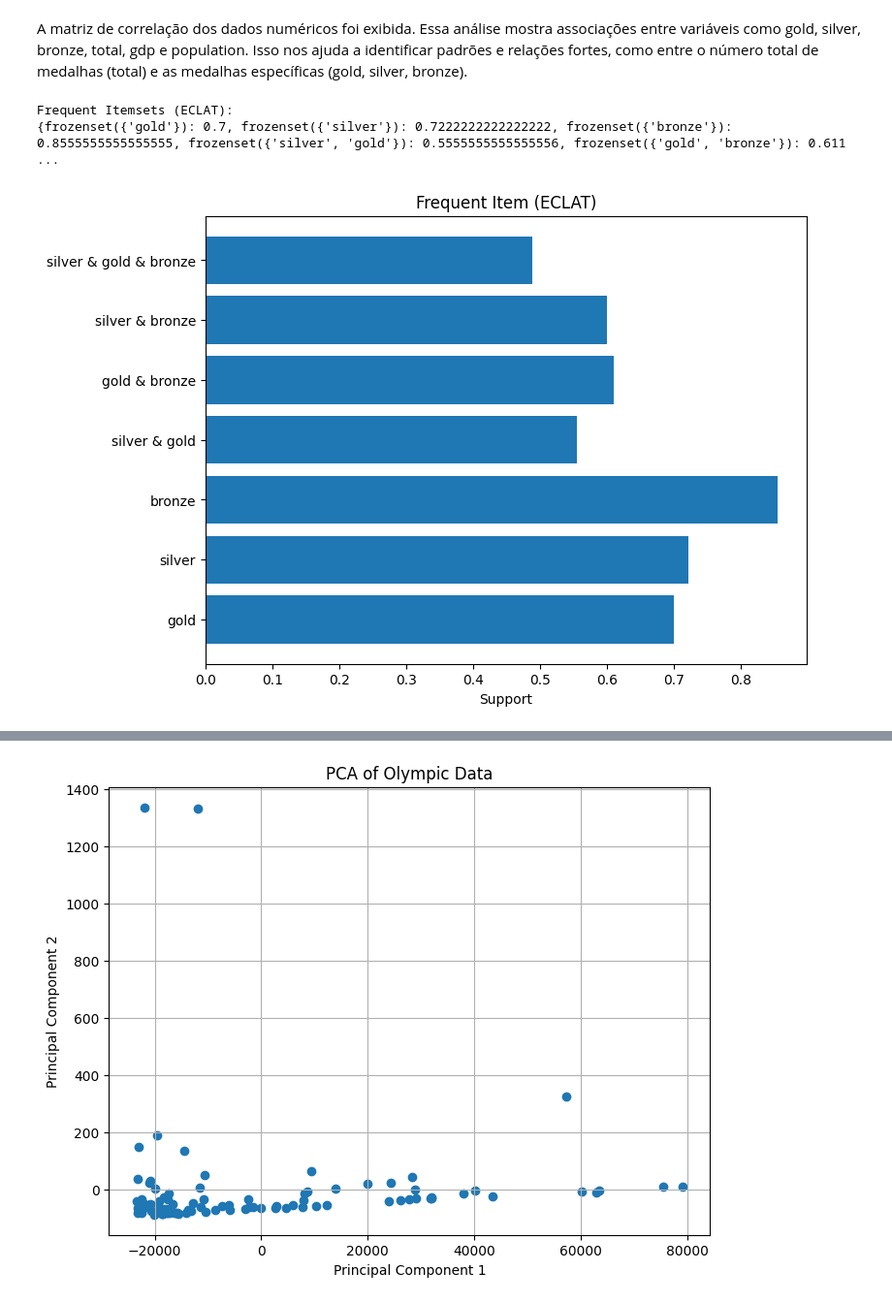
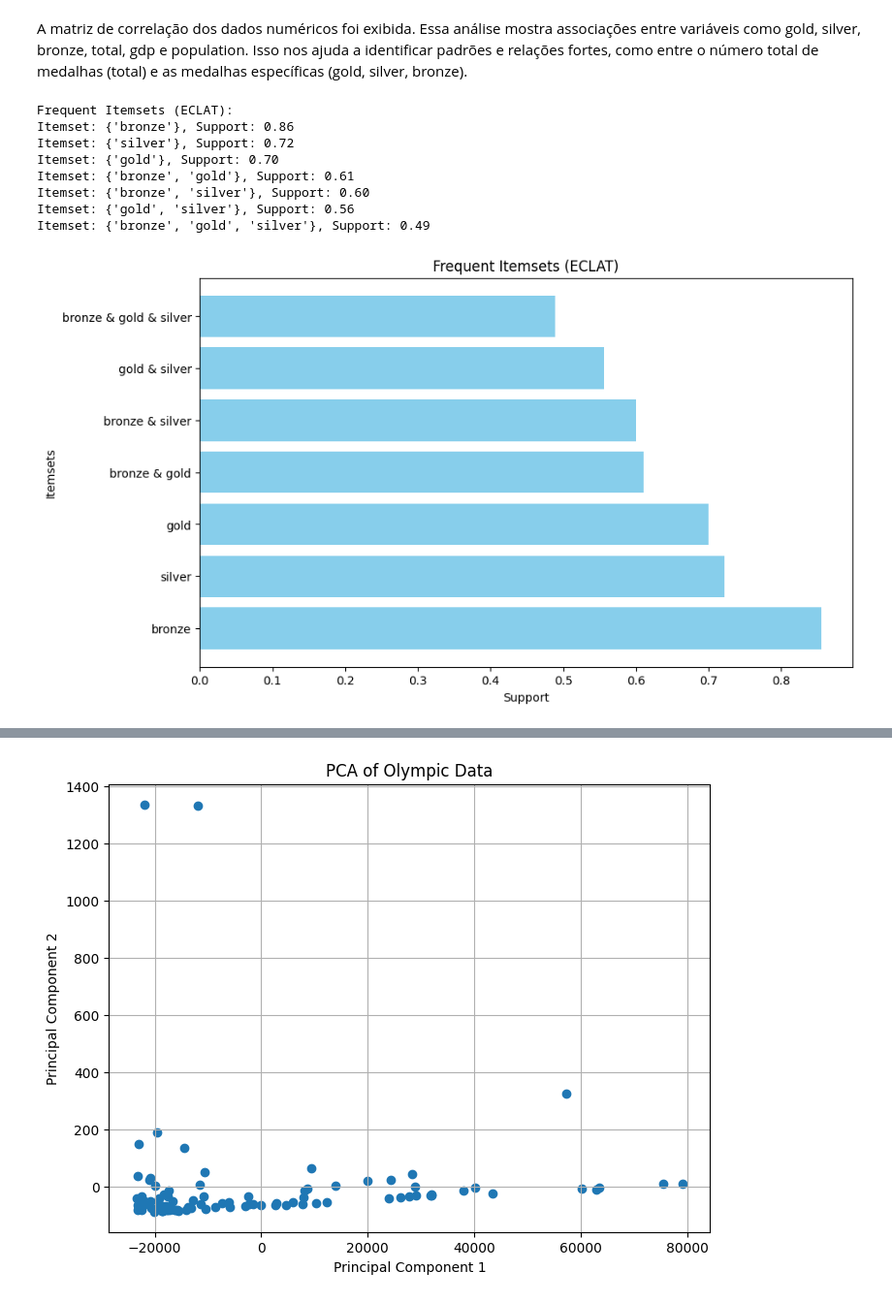
Before and after one commit to Bmartins25/Mineracao_de_dados_and_LLM_UFMG, a Jupyter notebook: TP2_Disciplina_Mineracao_Dados.ipynb, the cells around one changed output, grey strips where cells are left out. Shown: that part at 97% size. Cells and saved outputs as stored; diff of their text form; code cells hidden in the pictures.

```diff
--- a/TP2_Disciplina_Mineracao_Dados.ipynb
+++ b/TP2_Disciplina_Mineracao_Dados.ipynb
@@ -107,21 +121,33 @@ def eclat(data, min_support=0.3):
 
     return itemsets
 # %%
-# Executar algoritimo de associação ECLAT com suporte mínimo de 30%
-frequent_item = eclat(binary_data, min_support=0.3)
-print("Frequent Itemsets (ECLAT):")
-print(frequent_item)
+# Executar o ECLAT com suporte mínimo de 30%
+min_support = 0.3
+frequent_itemsets = eclat(binary_data, min_support=min_support)
-# %% [output]
-Frequent Itemsets (ECLAT):
-{frozenset({'gold'}): 0.7, frozenset({'silver'}): 0.7222222222222222, frozenset({'bronze'}): 0.8555555555555555, frozenset({'silver', 'gold'}): 0.5555555555555556, frozenset({'gold', 'bronze'}): 0.611 ...
+# %%
+# Exibir os resultados
+frequent_itemsets_sorted = sorted(frequent_itemsets.items(), key=lambda x: -x[1])
+print("Frequent Itemsets (ECLAT):")
+for itemset, support in frequent_itemsets_sorted:
+    print(f"Itemset: {set(itemset)}, Support: {support:.2f}")
+# %% [output]
+Frequent Itemsets (ECLAT):
+Itemset: {'bronze'}, Support: 0.86
+Itemset: {'silver'}, Support: 0.72
+Itemset: {'gold'}, Support: 0.70
+Itemset: {'bronze', 'gold'}, Support: 0.61
+Itemset: {'bronze', 'silver'}, Support: 0.60
+Itemset: {'gold', 'silver'}, Support: 0.56
+Itemset: {'bronze', 'gold', 'silver'}, Support: 0.49
 # %%
-# Gráfico dos resultados do ECLAT
-plt.figure(figsize=(8, 6))
-items = [' & '.join(list(item)) for item in frequent_item.keys()]
-supports = list(frequent_item.values())
-plt.barh(items, supports)
+# Visualização dos resultados do ECLAT
+plt.figure(figsize=(10, 6))
+items = [' & '.join(list(item)) for item, _ in frequent_itemsets_sorted]
+supports = [support for _, support in frequent_itemsets_sorted]
+plt.barh(items, supports, color='skyblue')
 plt.xlabel('Support')
-plt.title('Frequent Item (ECLAT)')
+plt.ylabel('Itemsets')
+plt.title('Frequent Itemsets (ECLAT)')
 plt.show()
 # %% [output]
-[figure, old version]
+[figure, new version]
```
Also changed, not shown: parts of 9 cells of this notebook.
